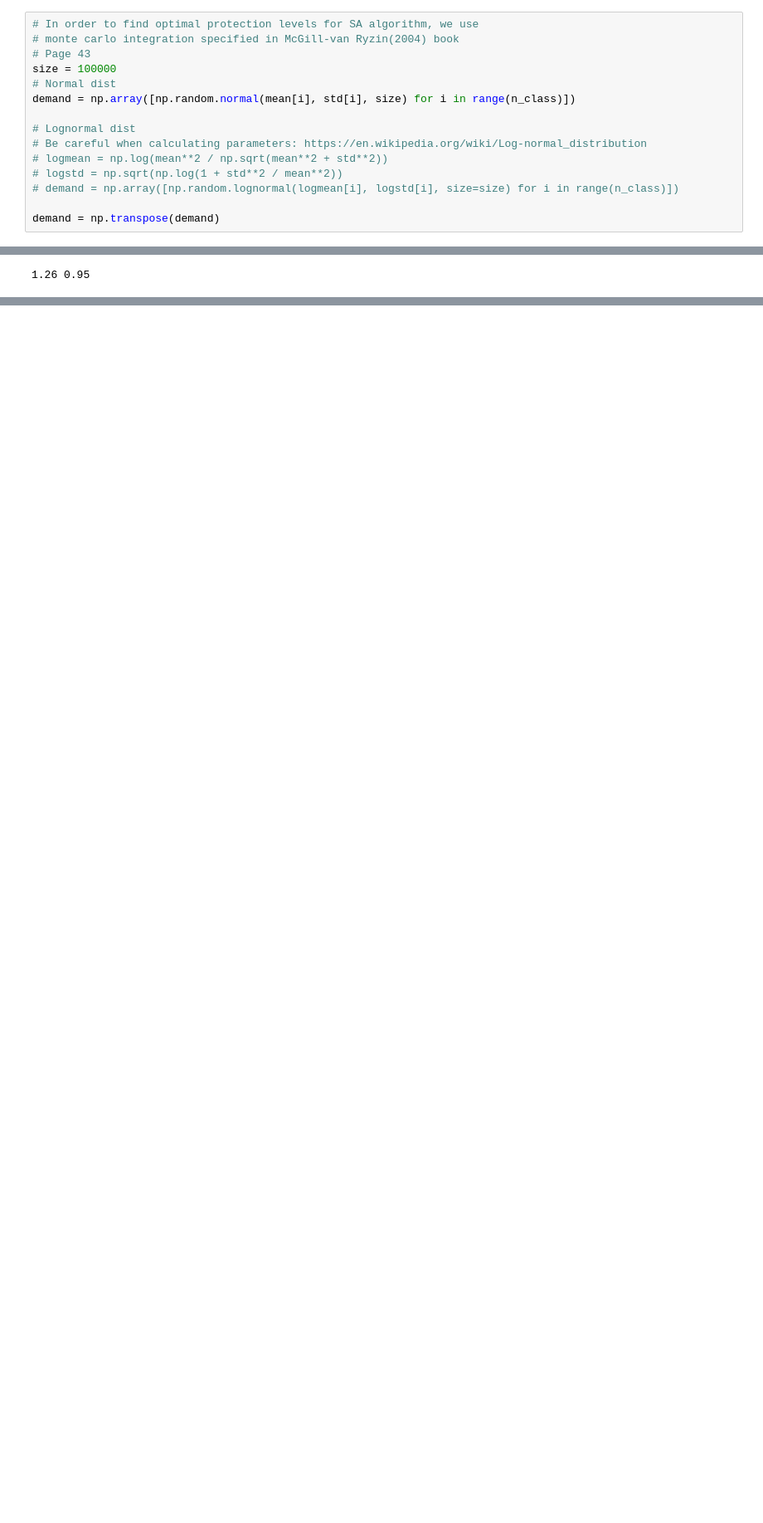
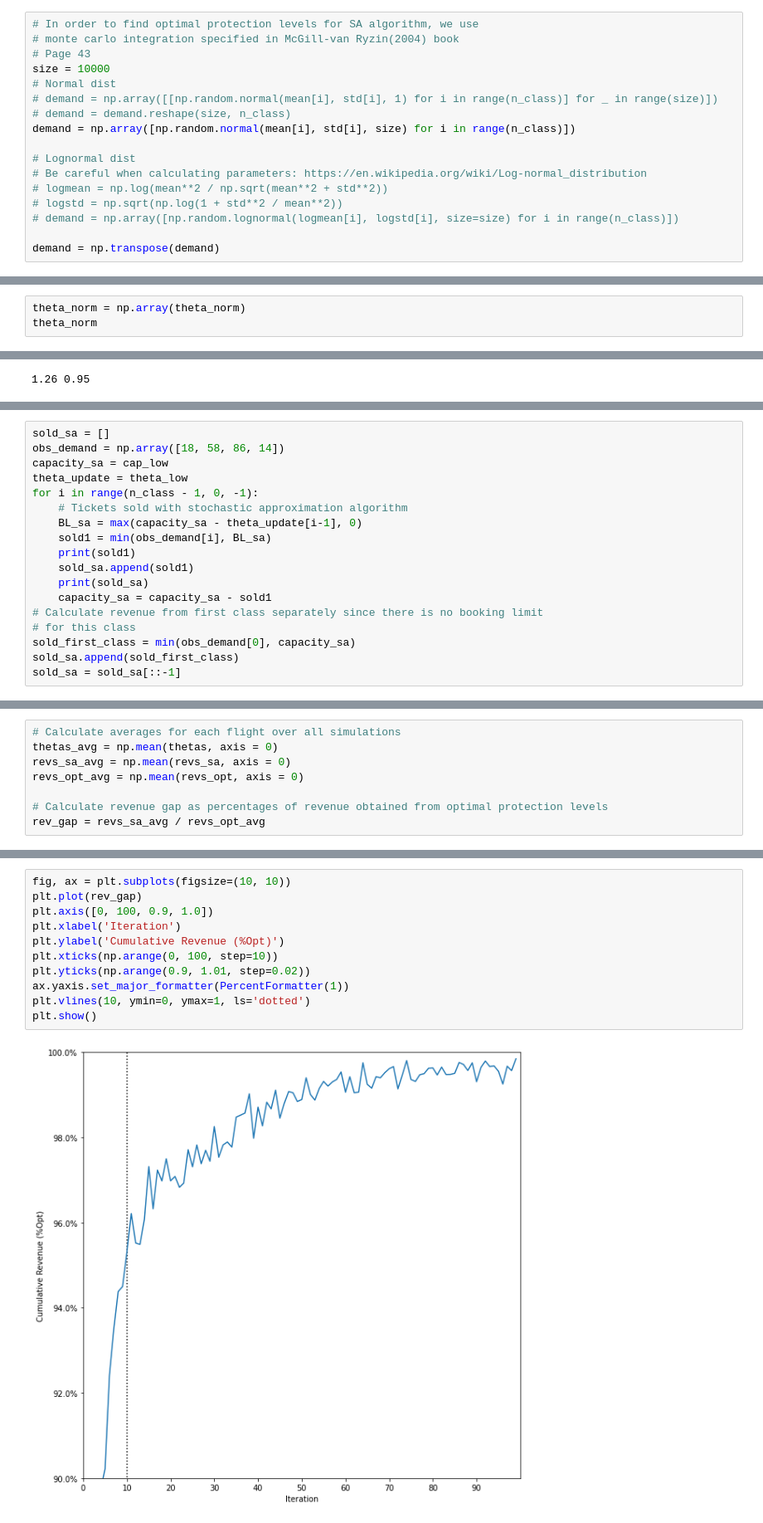
Before and after one commit to AysajanE/vanRyzin-McGill2000, a Jupyter notebook: vanRyzin-McGill2000.ipynb, the cells around one changed output, grey strips where cells are left out. Shown at 83% size. Saved outputs shown, nothing was run; the diff lists cells and outputs as text; blank space fills up the shorter version.

Commit message:
add revenue calculation and revenue graph

```diff
--- a/vanRyzin-McGill2000.ipynb
+++ b/vanRyzin-McGill2000.ipynb
@@ -46,8 +47,10 @@ ratio = np.array([fare[i] / fare[0] for i in range(1, n_class)])
 # In order to find optimal protection levels for SA algorithm, we use
 # monte carlo integration specified in McGill-van Ryzin(2004) book
 # Page 43
-size = 100000
+size = 10000
 # Normal dist
+# demand = np.array([[np.random.normal(mean[i], std[i], 1) for i in range(n_class)] for _ in range(size)])
+# demand = demand.reshape(size, n_class)
 demand = np.array([np.random.normal(mean[i], std[i], size) for i in range(n_class)])
 
 # Lognormal dist
@@ -109,0 +113,3 @@ theta_norm
+# %%
+theta_norm = np.array(theta_norm)
+theta_norm
@@ -152,0 +145,18 @@ thetas_avg = np.mean(thetas, axis = 0)
+# %%
+sold_sa = []
+obs_demand = np.array([18, 58, 86, 14])
+capacity_sa = cap_low
+theta_update = theta_low
+for i in range(n_class - 1, 0, -1):
+    # Tickets sold with stochastic approximation algorithm
+    BL_sa = max(capacity_sa - theta_update[i-1], 0)
+    sold1 = min(obs_demand[i], BL_sa)
+    print(sold1)
+    sold_sa.append(sold1)
+    print(sold_sa)
+    capacity_sa = capacity_sa - sold1
+# Calculate revenue from first class separately since there is no booking limit
+# for this class
+sold_first_class = min(obs_demand[0], capacity_sa)
+sold_sa.append(sold_first_class)
+sold_sa = sold_sa[::-1]
@@ -153,3 +249,11 @@ thetas_avg = np.mean(thetas, axis = 0)
+# %%
+# Calculate averages for each flight over all simulations
+thetas_avg = np.mean(thetas, axis = 0)
+revs_sa_avg = np.mean(revs_sa, axis = 0)
+revs_opt_avg = np.mean(revs_opt, axis = 0)
+
+# Calculate revenue gap as percentages of revenue obtained from optimal protection levels
+rev_gap = revs_sa_avg / revs_opt_avg
 # %%
 plt.figure(figsize=(10, 10))
 plt.plot(thetas_avg)
@@ -164,0 +269,13 @@ plt.show()
+# %%
+fig, ax = plt.subplots(figsize=(10, 10))
+plt.plot(rev_gap)
+plt.axis([0, 100, 0.9, 1.0])
+plt.xlabel('Iteration')
+plt.ylabel('Cumulative Revenue (%Opt)')
+plt.xticks(np.arange(0, 100, step=10))
+plt.yticks(np.arange(0.9, 1.01, step=0.02))
+ax.yaxis.set_major_formatter(PercentFormatter(1))
+plt.vlines(10, ymin=0, ymax=1, ls='dotted')
+plt.show()
+# %% [output]
+[figure, added]
```
Also changed, not shown: parts of 12 cells of this notebook.
